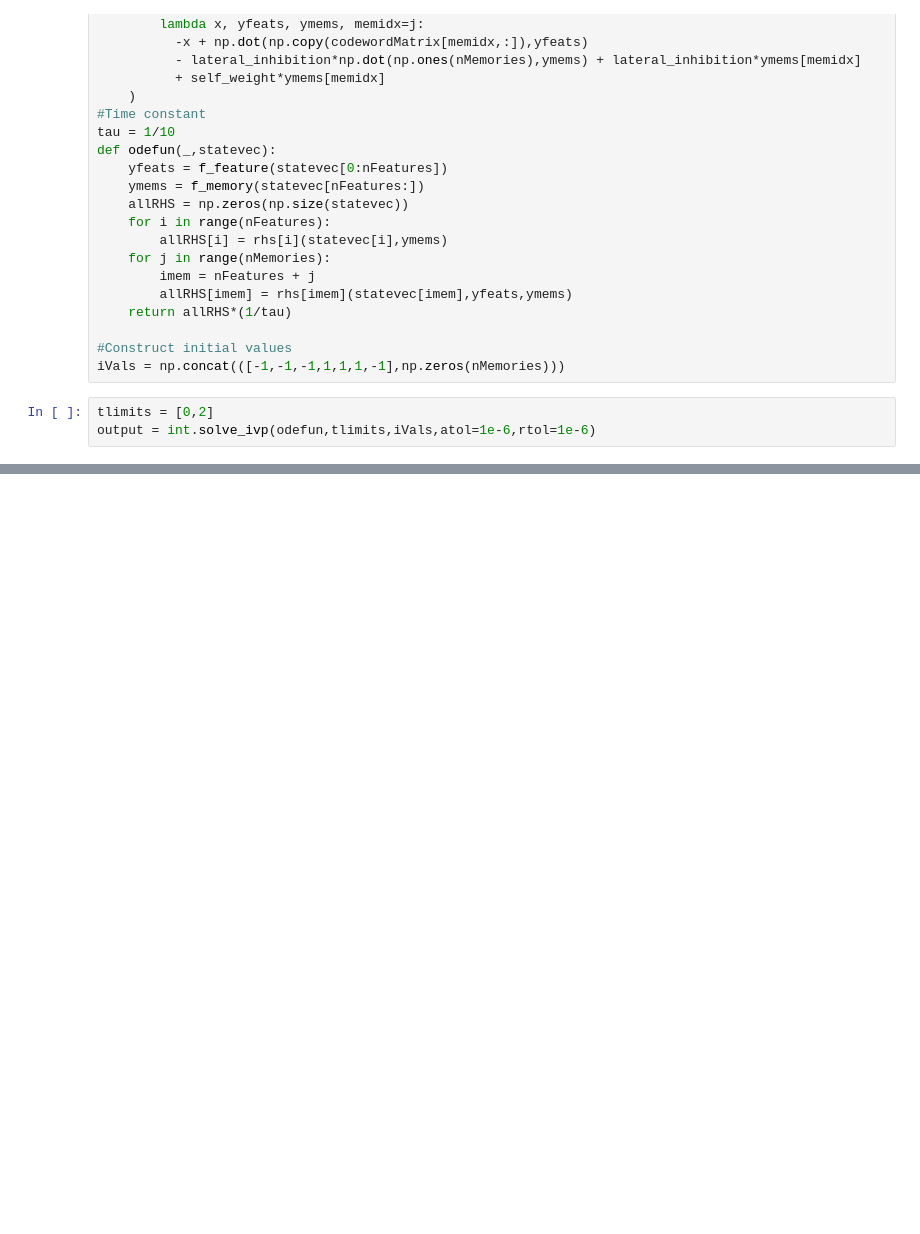
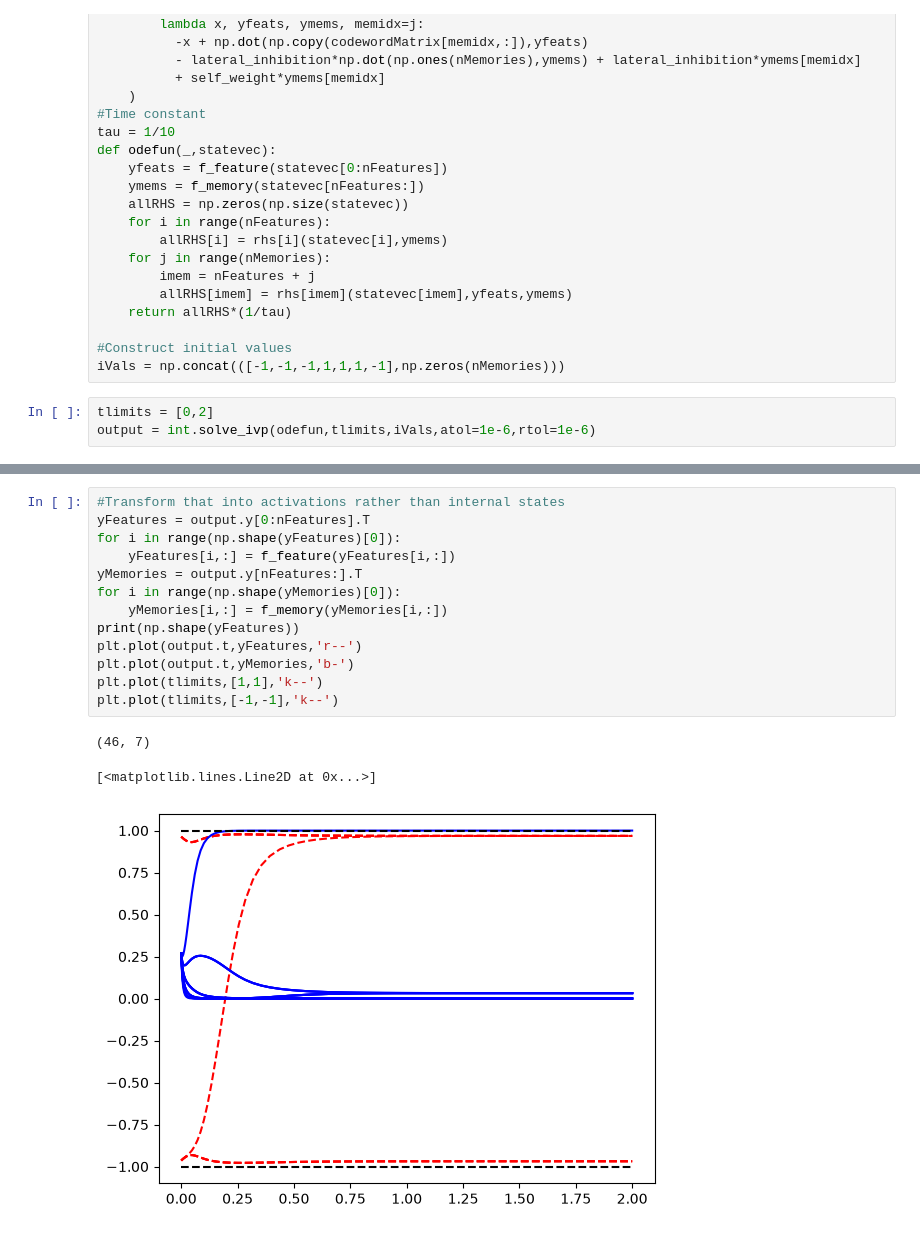
Before and after one commit to EliDoris/ODE_Experiments, a Jupyter notebook: 05_DAM_Lateral_Hamming.ipynb, the cells around one changed output, grey strips where cells are left out. Saved outputs shown, nothing was run; the diff lists cells and outputs as text; blank space fills up the shorter version.

```diff
--- a/05_DAM_Lateral_Hamming.ipynb
+++ b/05_DAM_Lateral_Hamming.ipynb
@@ -91,0 +93,17 @@ plt.plot(tlimits,[-1,-1],'k--')
+# %%
+#Transform that into activations rather than internal states
+yFeatures = output.y[0:nFeatures].T
+for i in range(np.shape(yFeatures)[0]):
+    yFeatures[i,:] = f_feature(yFeatures[i,:])
+yMemories = output.y[nFeatures:].T
+for i in range(np.shape(yMemories)[0]):
+    yMemories[i,:] = f_memory(yMemories[i,:])
+print(np.shape(yFeatures))
+plt.plot(output.t,yFeatures,'r--')
+plt.plot(output.t,yMemories,'b-')
+plt.plot(tlimits,[1,1],'k--')
+plt.plot(tlimits,[-1,-1],'k--')
+# %% [output]
+(46, 7)
+[<matplotlib.lines.Line2D at 0x...>]
+[figure, added]
```
Also changed, not shown: parts of 3 cells of this notebook, 1 other file.
